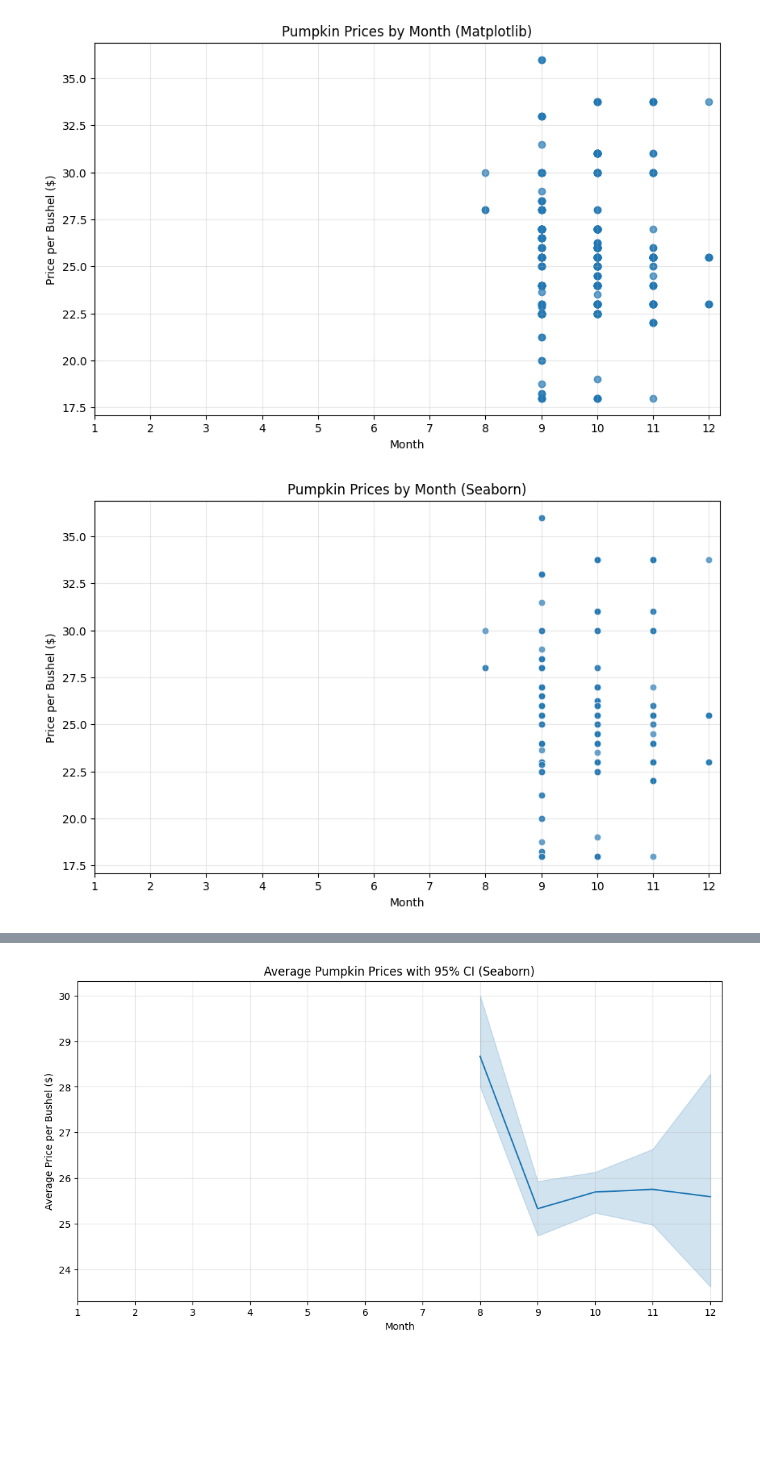
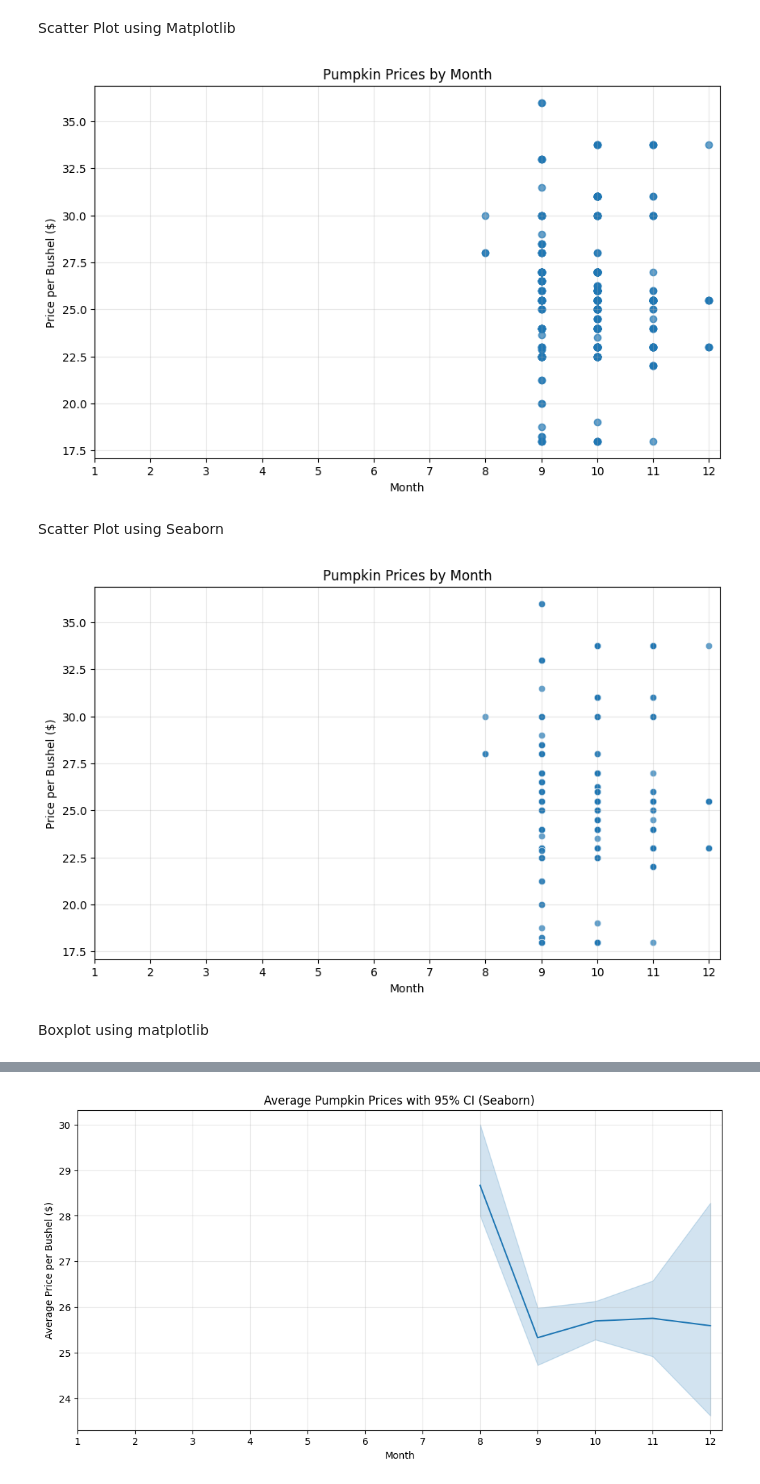
Before and after one commit to SyusufWaliyyi/ArewaDSF_ML_Assigment, a Jupyter notebook: week_6/pumpkin_visualization.ipynb, the cells around one changed output, grey strips where cells are left out. Cells and saved outputs as stored; diff of their text form; code cells hidden in the pictures; blank space fills up the shorter version.

```diff
--- a/week_6/pumpkin_visualization.ipynb
+++ b/week_6/pumpkin_visualization.ipynb
@@ -26,27 +90,33 @@ pumpkins = pumpkins[pumpkins['Price per bushel'] < 100]
+# %% [markdown]
+Scatter Plot using Matplotlib
 # %%
 # Matplotlib scatter plot
 plt.figure(figsize=(10, 6))
 plt.scatter(pumpkins['Month'], pumpkins['Price per bushel'], alpha=0.7)
-plt.title('Pumpkin Prices by Month (Matplotlib)')
+plt.title('Pumpkin Prices by Month')
 plt.xlabel('Month')
 plt.ylabel('Price per Bushel ($)')
 plt.grid(True, alpha=0.3)
 plt.xticks(range(1, 13))
 plt.show()
 # %% [output]
-[figure, old version]
+[figure, new version]
+# %% [markdown]
+Scatter Plot using Seaborn
 # %%
 # Seaborn scatter plot
 plt.figure(figsize=(10, 6))
 sns.scatterplot(data=pumpkins, x='Month', y='Price per bushel', alpha=0.7)
-plt.title('Pumpkin Prices by Month (Seaborn)')
+plt.title('Pumpkin Prices by Month')
 plt.xlabel('Month')
 plt.ylabel('Price per Bushel ($)')
 plt.grid(True, alpha=0.3)
 plt.xticks(range(1, 13))
 plt.show()
 # %% [output]
-[figure, old version]
+[figure, new version]
+# %% [markdown]
+Boxplot using matplotlib
 # %%
 # Matplotlib box plot
 plt.figure(figsize=(12, 6))
```
Also changed, not shown: parts of 19 cells of this notebook.
